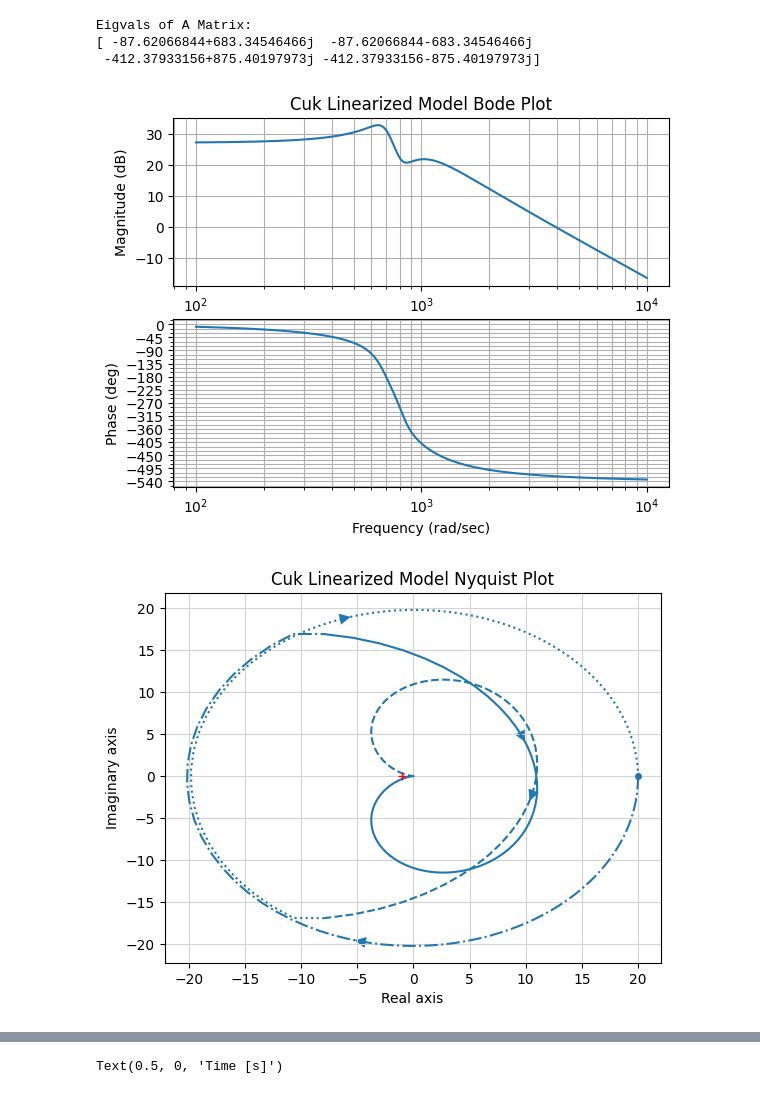
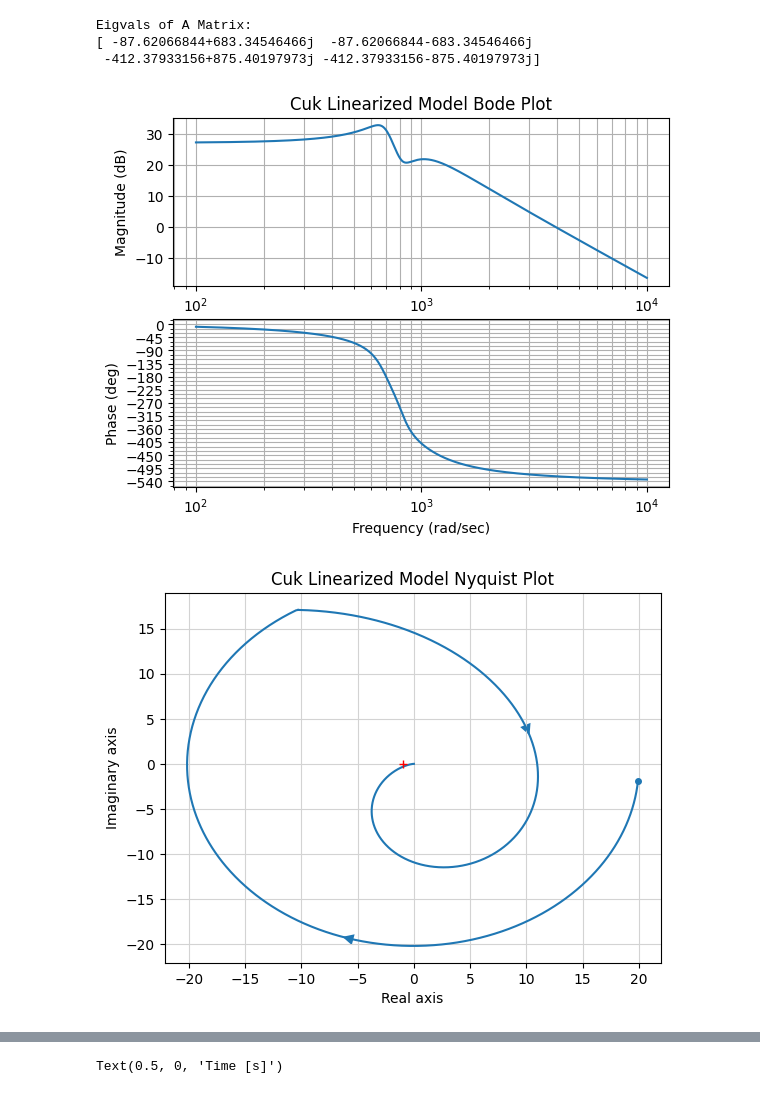
Before and after one commit to shelbyaquiring/EECE550, a Jupyter notebook: HW2_Q5_cuk.ipynb, the cells around one changed output, grey strips where cells are left out. Drawn from its saved outputs; the diff is of its cells as text; code cells hidden in the pictures.

Commit message:
Fixed Nyquist plot

```diff
--- a/HW2_Q5_cuk.ipynb
+++ b/HW2_Q5_cuk.ipynb
@@ -110,23 +110,23 @@ Eigvals of A Matrix:
 # %%
 # Look at the frequency response and other control plots
 fvec = np.logspace(1, 4, 10000)
 omegavec = fvec * 2 * np.pi
 
 fig = plt.figure()
 ctr.bode_plot(sys)#, magnitude_label='Cuk Linearized Model Bode Plot')
 fig.axes[0].set_title('Cuk Linearized Model Bode Plot')
 
 fig, ax = plt.subplots()
-ctr.nyquist(sys)#, omegavec, primary_style=['-', '-'], mirror_style=False)
+ctr.nyquist(sys, omegavec, primary_style=['-', '-'], mirror_style=False)
 ax.set_title('Cuk Linearized Model Nyquist Plot')
 
 fig = plt.figure()
 ctr.pzmap(sys)
 plt.title('Cuk Linearized Model Pole-Zero Plot')
 fig.tight_layout()
 # %% [output]
 [figure]
-[figure, old version]
+[figure, new version]
 [figure]
 # %%
 # Simulate the state space model and compare it to PSIM
```
